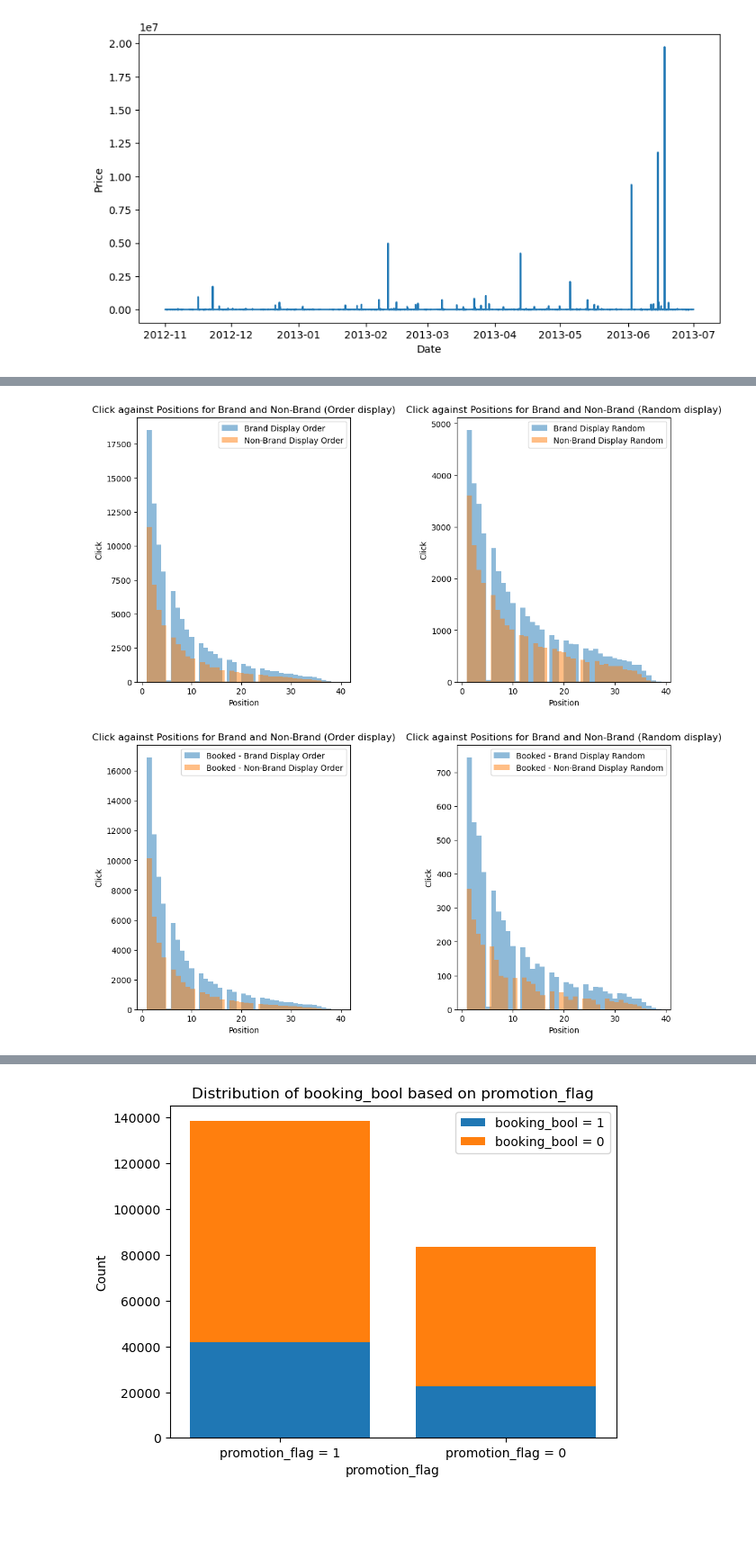
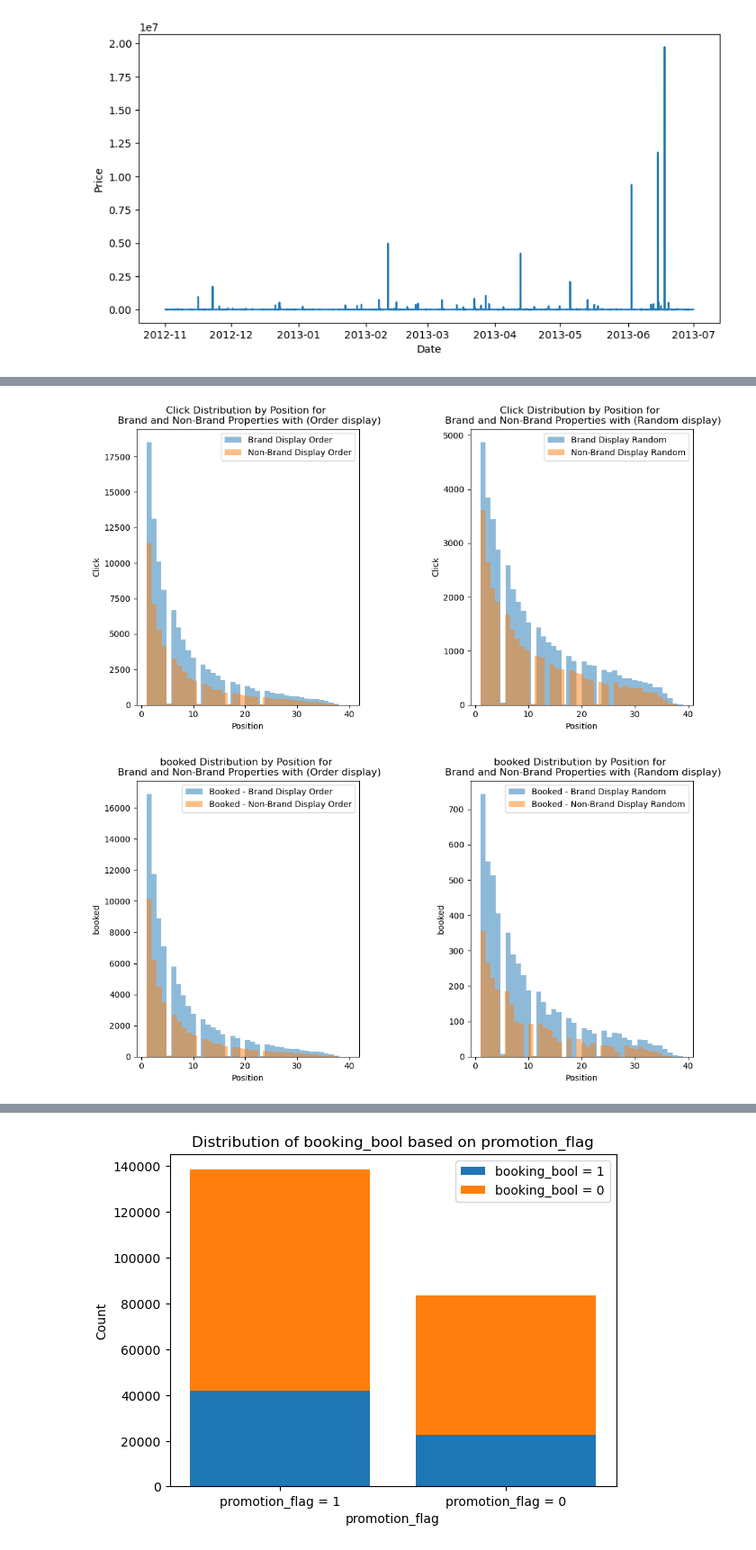
Before and after one commit to Mohammed-majeed/DMT_assignment2, a Jupyter notebook: DMT_assignment2.ipynb, the cells around one changed output, grey strips where cells are left out. Shown at 90% size. Saved outputs shown, nothing was run; the diff lists cells and outputs as text; code cells hidden in the pictures; blank space fills up the shorter version.

```diff
--- a/DMT_assignment2.ipynb
+++ b/DMT_assignment2.ipynb
@@ -34,4 +34,6 @@ pd.set_option('display.max_columns', None)
 # TASK 2: DATA UNDERSTANDING
 # %%
 # load the data
-df_original = pd.read_csv('/kaggle/input/vu-dmt-assigment-2-2023/training_set_VU_DM.csv',nrows=100000)
+df = pd.read_csv('/kaggle/input/vu-dmt-assigment-2-2023/training_set_VU_DM.csv')
+print("the shape of the data ",df.shape)
+df.head()
@@ -38,5 +47,0 @@ df_original = pd.read_csv('/kaggle/input/vu-dmt-assigment-2-2023/training_set_VU
-# %%
-# sample 10000 instances of the data
-df = df_original#.sample(n = 50000)
-print("the shape of the data ",df.shape)
-df.head()
@@ -212,35 +210,33 @@ plt.show()
 # %%
-import matplotlib.pyplot as plt
-
 # Define the number of bins
 bins = 40
 
 # Create a figure with two subplots
 fig, axes = plt.subplots(1, 2, figsize=(12, 6))
 
 # Plotting distributions in the first subplot
 axes[0].hist(brand_display_order['position'], bins=bins, label='Brand Display Order', alpha=0.5)
 axes[0].hist(not_brand_display_order['position'], bins=bins, label='Non-Brand Display Order', alpha=0.5)
 axes[0].set_xlabel('Position')
 axes[0].set_ylabel('Click')
-axes[0].set_title('Click against Positions for Brand and Non-Brand (Order display)')
+axes[0].set_title('Click Distribution by Position for \n Brand and Non-Brand Properties with (Order display)')
 axes[0].legend()
 
 # Plotting distributions in the second subplot
 axes[1].hist(brand_display_random['position'], bins=bins, label='Brand Display Random', alpha=0.5)
 axes[1].hist(not_brand_display_random['position'], bins=bins, label='Non-Brand Display Random', alpha=0.5)
 axes[1].set_xlabel('Position')
 axes[1].set_ylabel('Click')
-axes[1].set_title('Click against Positions for Brand and Non-Brand (Random display)')
+axes[1].set_title('Click Distribution by Position for \n Brand and Non-Brand Properties with (Random display)')
 axes[1].legend()
 
 # Adjust the spacing between subplots
 plt.subplots_adjust(wspace=0.5)
 
 # Show the plot
 plt.show()
 # %% [output]
-[figure, old version]
+[figure, new version]
 # %%
 # Define the number of bins
 bins = 40
@@ -252,16 +248,16 @@ fig, axes = plt.subplots(1, 2, figsize=(12, 6))
 axes[0].hist(brand_display_order['position'][brand_display_order['booking_bool'] == 1], bins=bins, label='Booked - Brand Display Order', alpha=0.5)
 axes[0].hist(not_brand_display_order['position'][not_brand_display_order['booking_bool'] == 1], bins=bins, label='Booked - Non-Brand Display Order', alpha=0.5)
 axes[0].set_xlabel('Position')
-axes[0].set_ylabel('Click')
-axes[0].set_title('Click against Positions for Brand and Non-Brand (Order display)')
+axes[0].set_ylabel('booked')
+axes[0].set_title('booked Distribution by Position for \n Brand and Non-Brand Properties with (Order display)')
 axes[0].legend()
 
 # Plotting distributions in the second subplot
 axes[1].hist(brand_display_random['position'][brand_display_random['booking_bool'] == 1], bins=bins, label='Booked - Brand Display Random', alpha=0.5)
 axes[1].hist(not_brand_display_random['position'][not_brand_display_random['booking_bool'] == 1], bins=bins, label='Booked - Non-Brand Display Random', alpha=0.5)
 axes[1].set_xlabel('Position')
-axes[1].set_ylabel('Click')
-axes[1].set_title('Click against Positions for Brand and Non-Brand (Random display)')
+axes[1].set_ylabel('booked')
+axes[1].set_title('booked Distribution by Position for \n Brand and Non-Brand Properties with (Random display)')
 axes[1].legend()
 
 # Adjust the spacing between subplots
@@ -270,7 +266,7 @@ plt.subplots_adjust(wspace=0.5)
 # Show the plot
 plt.show()
 # %% [output]
-[figure, old version]
+[figure, new version]
 # %%
 # Define the number of bins
 bins = 40
```
Also changed, not shown: parts of 34 cells of this notebook.
